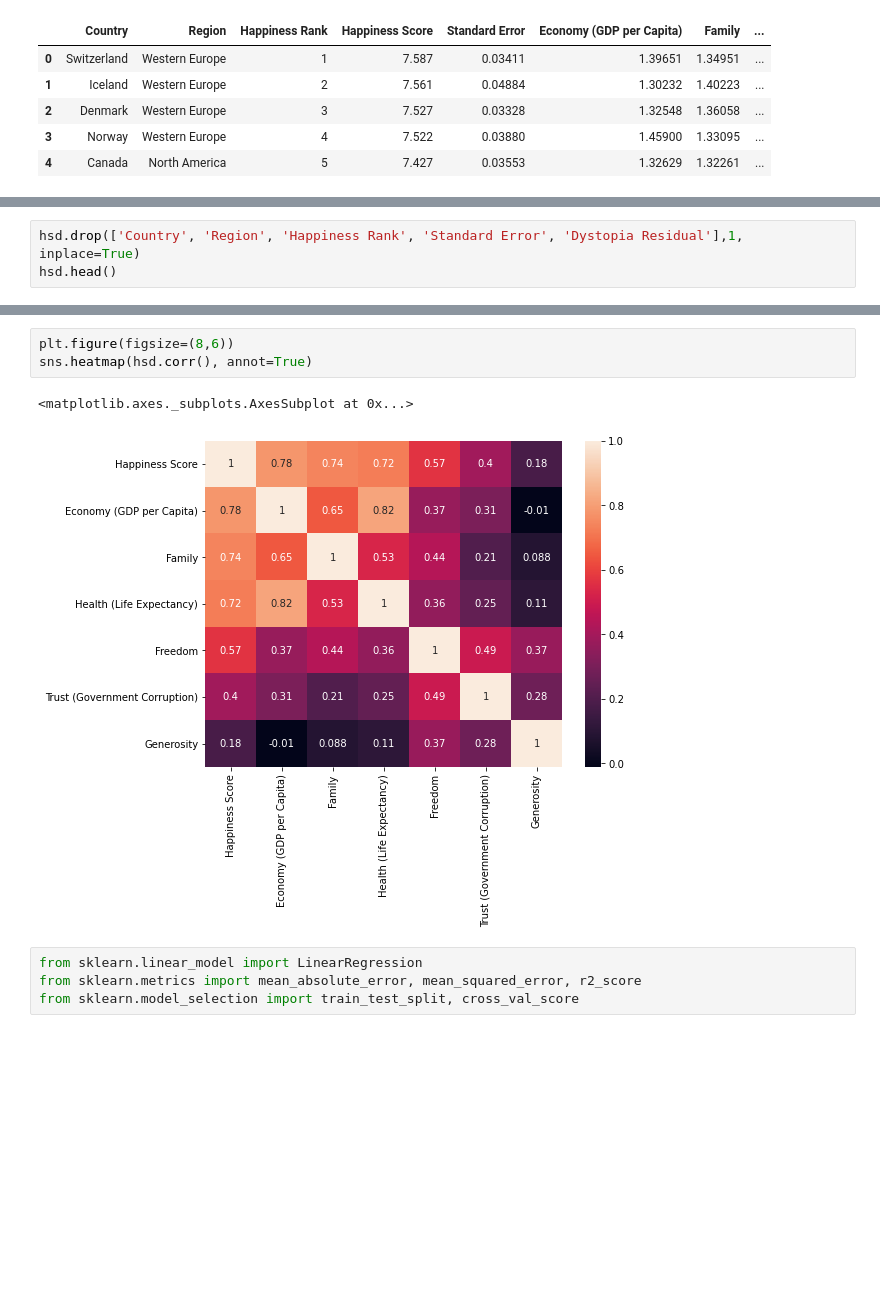
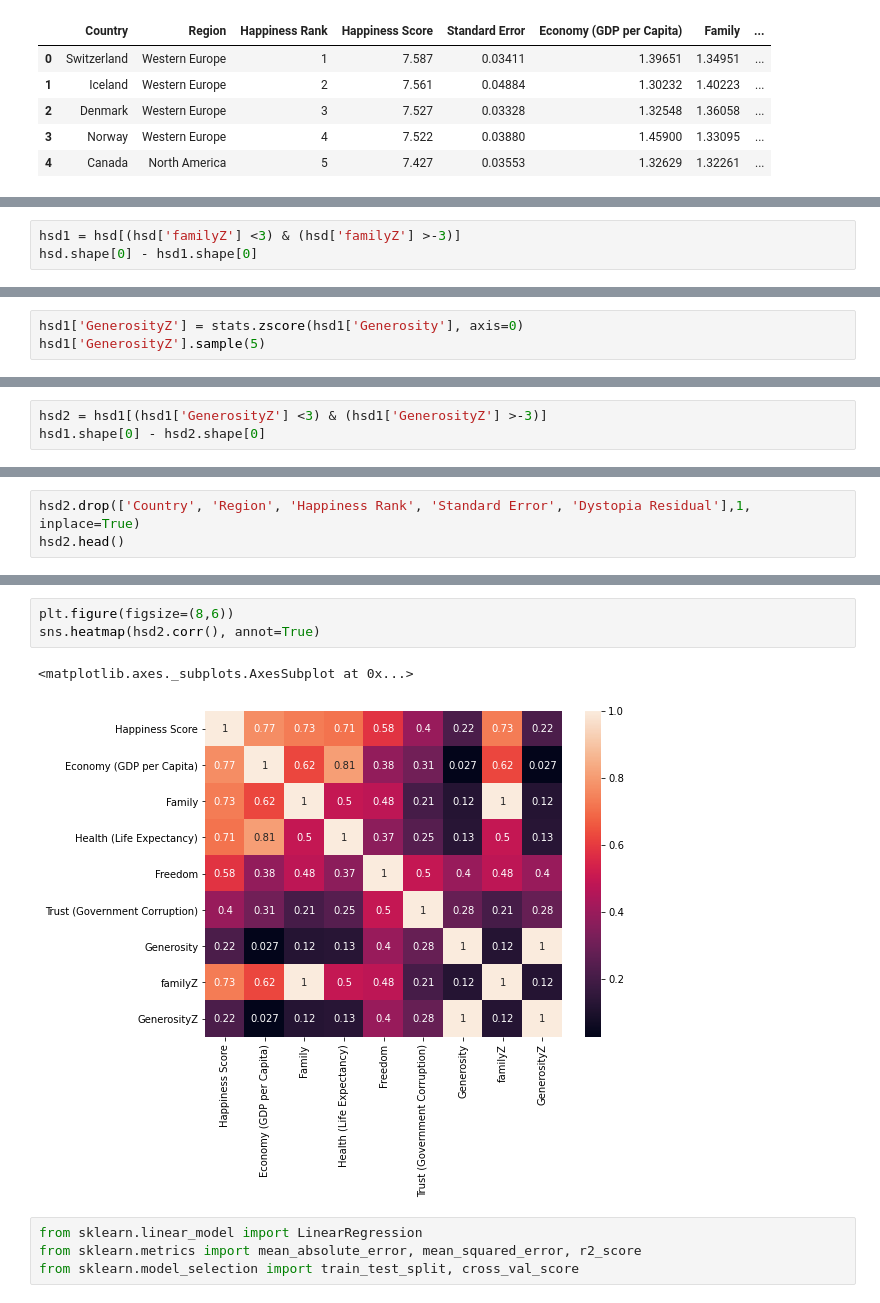
Before and after one commit to ankurm81534/Practice_Projects_M20, a Jupyter notebook: Ankur Happiness Score Project.ipynb, the cells around one changed output, grey strips where cells are left out. Cells and saved outputs as stored; diff of their text form; blank space fills up the shorter version.

```diff
--- a/Ankur Happiness Score Project.ipynb
+++ b/Ankur Happiness Score Project.ipynb
@@ -28,0 +98,3 @@ sns.boxplot(hsd['Family'], orient='v')
+# %%
+hsd1 = hsd[(hsd['familyZ'] <3) & (hsd['familyZ'] >-3)]
+hsd.shape[0] - hsd1.shape[0]
@@ -36,0 +123,3 @@ sns.boxplot(hsd['Generosity'], orient='v')
+# %%
+hsd1['GenerosityZ'] = stats.zscore(hsd1['Generosity'], axis=0)
+hsd1['GenerosityZ'].sample(5)
@@ -36,0 +138,3 @@ sns.boxplot(hsd['Generosity'], orient='v')
+# %%
+hsd2 = hsd1[(hsd1['GenerosityZ'] <3) & (hsd1['GenerosityZ'] >-3)]
+hsd1.shape[0] - hsd2.shape[0]
@@ -47,4 +164,4 @@ sns.lmplot(x=cols[5], y='Happiness Score', data=hsd)
 # %%
-hsd.drop(['Country', 'Region', 'Happiness Rank', 'Standard Error', 'Dystopia Residual'],1, inplace=True)
-hsd.head()
+hsd2.drop(['Country', 'Region', 'Happiness Rank', 'Standard Error', 'Dystopia Residual'],1, inplace=True)
+hsd2.head()
 # %% [output]
@@ -56,10 +177,10 @@ hsd.head()
 | 4 | 7.427 | 1.32629 | 1.32261 | 0.90563 | 0.63297 | 0.32957 | ... |
 # %%
 plt.figure(figsize=(8,6))
-sns.heatmap(hsd.corr(), annot=True)
+sns.heatmap(hsd2.corr(), annot=True)
 # %% [output]
 <matplotlib.axes._subplots.AxesSubplot at 0x...>
-[figure, old version]
+[figure, new version]
 # %%
 from sklearn.linear_model import LinearRegression
 from sklearn.metrics import mean_absolute_error, mean_squared_error, r2_score
```
Also changed, not shown: parts of 25 cells of this notebook.
